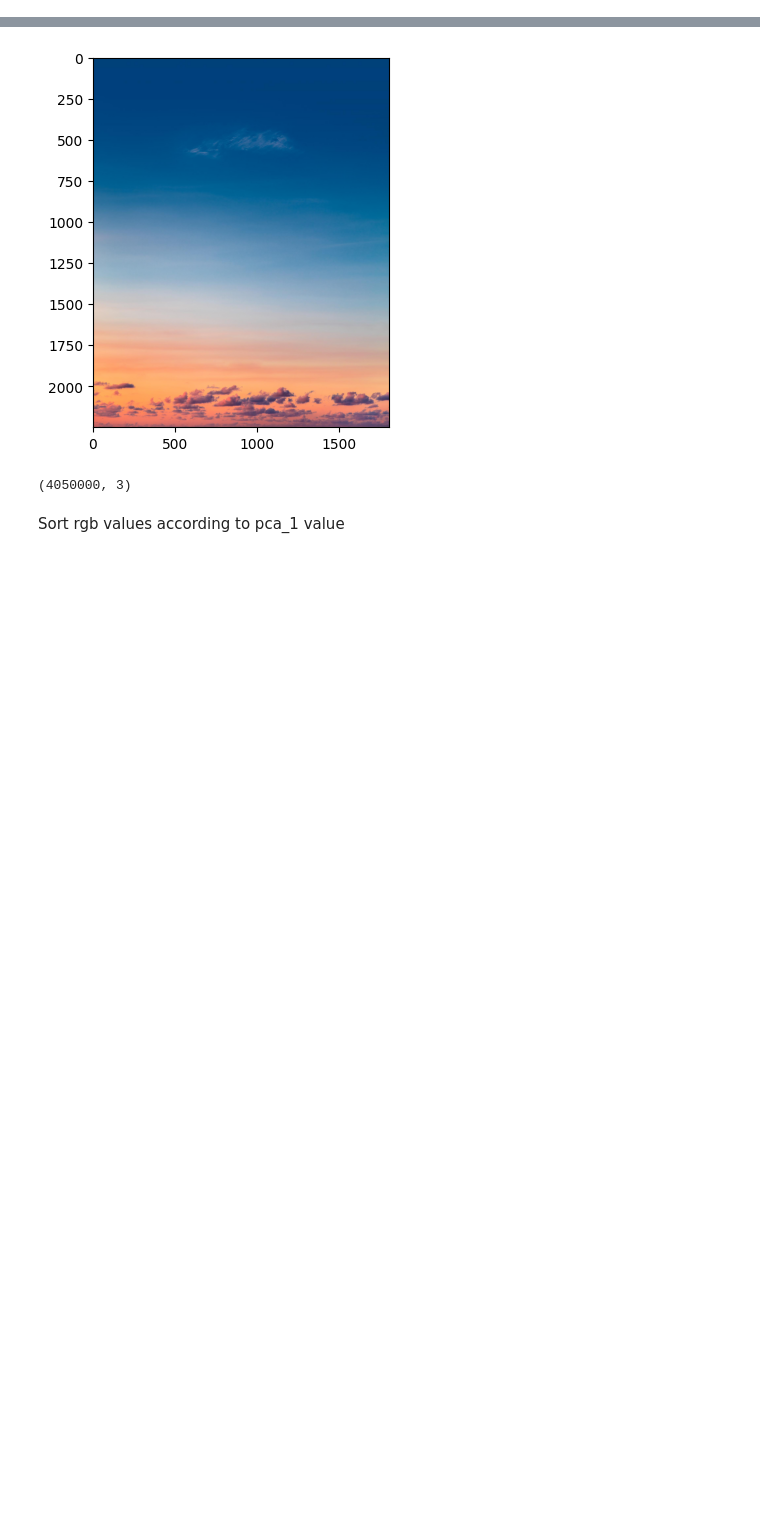
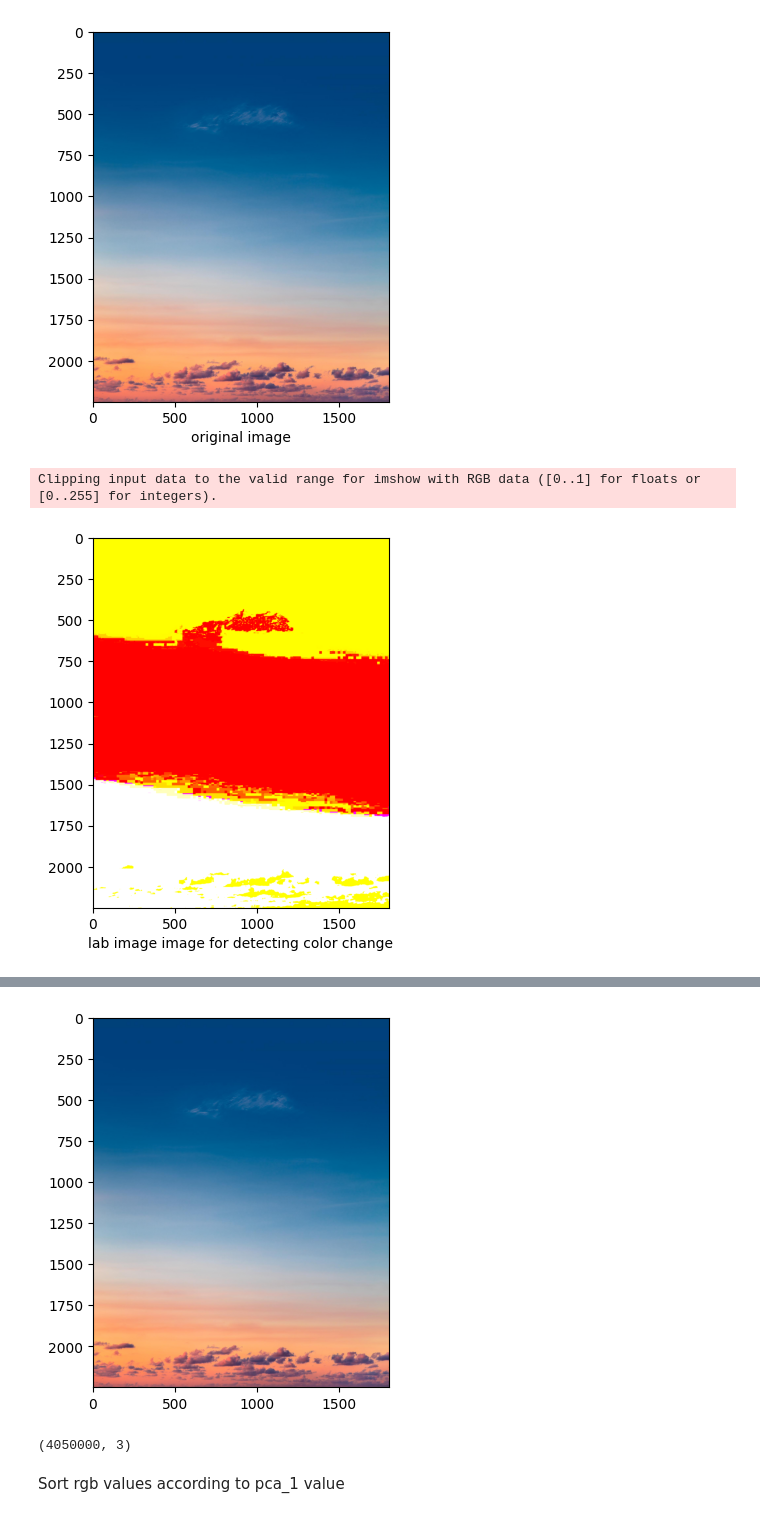
Before and after one commit to hunkim98/sky-palette, a Jupyter notebook: spatial_conservation.ipynb, the cells around one changed output, grey strips where cells are left out. Cells and saved outputs as stored; diff of their text form; code cells hidden in the pictures; blank space fills up the shorter version.

```diff
--- a/spatial_conservation.ipynb
+++ b/spatial_conservation.ipynb
@@ -13,3 +11,5 @@ img_dir = "./data/downloaded/ericcahan/End of Road, Montauk, NY - Sunset 7:38pm.
+# %%
+img_dir = "./data/downloaded/ericcahan/Alamar, Ciudad De La Habana, Cuba - Sunset 8:11pm.jpg"
 # %%
 def get_df_rgb(img):
     image = img
@@ -157,0 +23,72 @@ TypeError: loop of ufunc does not support argument 0 of type NoneType which has
+# %%
+from scipy.signal import convolve2d
+
+def rotate_image_by_color_direction(img):
+    """
+    Detects the direction of the color change in an image.
+    """
+    image = img
+    if isinstance(img, str):
+        image = Image.open(img)
+    # image = image.rotate(35, expand=True)
+
+     # show the lab image
+    plt.imshow(image)
+    plt.xlabel("original image")
+    plt.show()
+
+    # Convert the image to a NumPy array
+    image_array = np.array(image)
+
+    # Convert the image to LAB color space for better color difference representation
+    lab_image = color.rgb2lab(image_array)
+
+    # show the lab image
+    plt.imshow(lab_image)
+    plt.xlabel("lab image image for detecting color change")
+    plt.show()
+
+    # Calculate gradients in the a* and b* channels
+    sobel_kernel = np.array([[1, 0, -1]])
+    gradient_a = convolve2d(lab_image[:, :, 1], sobel_kernel, mode="same", boundary="wrap")
+    gradient_b = convolve2d(lab_image[:, :, 2], sobel_kernel, mode="same", boundary="wrap")
+
+    # Compute gradient magnitudes
+    gradient_directions = np.arctan2(gradient_b, gradient_a)
+
+    # Calculate the average gradient direction
+    average_gradient_direction = np.mean(gradient_directions)
+
+    # Convert the mean gradient direction to degrees
+    rotation_angle_deg = np.degrees(average_gradient_direction)
+
+    rotated_image = image.rotate(-rotation_angle_deg, expand=True)
+
+    plt.imshow(rotated_image)
+    plt.show()
+
+    two_dim_rotated_image_array = np.array(rotated_image.resize((rotated_image.size[0], rotated_image.size[1])))
+
+    # Remove the black background from the rotated image using boolean indexing
+    non_black_pixels = (two_dim_rotated_image_array != [0, 0, 0]).all(axis=-1)
+
+    # Create an array of non-black pixel coordinates
+    non_black_indices = np.argwhere(non_black_pixels)
+
+    # Create a list to hold the non-black pixels for each row
+    valid_pixels_list = [[] for _ in range(two_dim_rotated_image_array.shape[0])]
+
+    # Fill the list with valid pixels using the indices
+    for row, col in non_black_indices:
+        valid_pixels_list[row].append(two_dim_rotated_image_array[row, col])
+
+    # Convert the list of lists to a list of arrays
+    valid_pixels = [np.array(row) for row in valid_pixels_list if row]
+
+    return valid_pixels
+
+rotate_image_by_color_direction(img_dir)
+# %% [output]
+[figure, added]
+Clipping input data to the valid range for imshow with RGB data ([0..1] for floats or [0..255] for integers).
+[figure, added]
```
Also changed, not shown: parts of 10 cells of this notebook.
